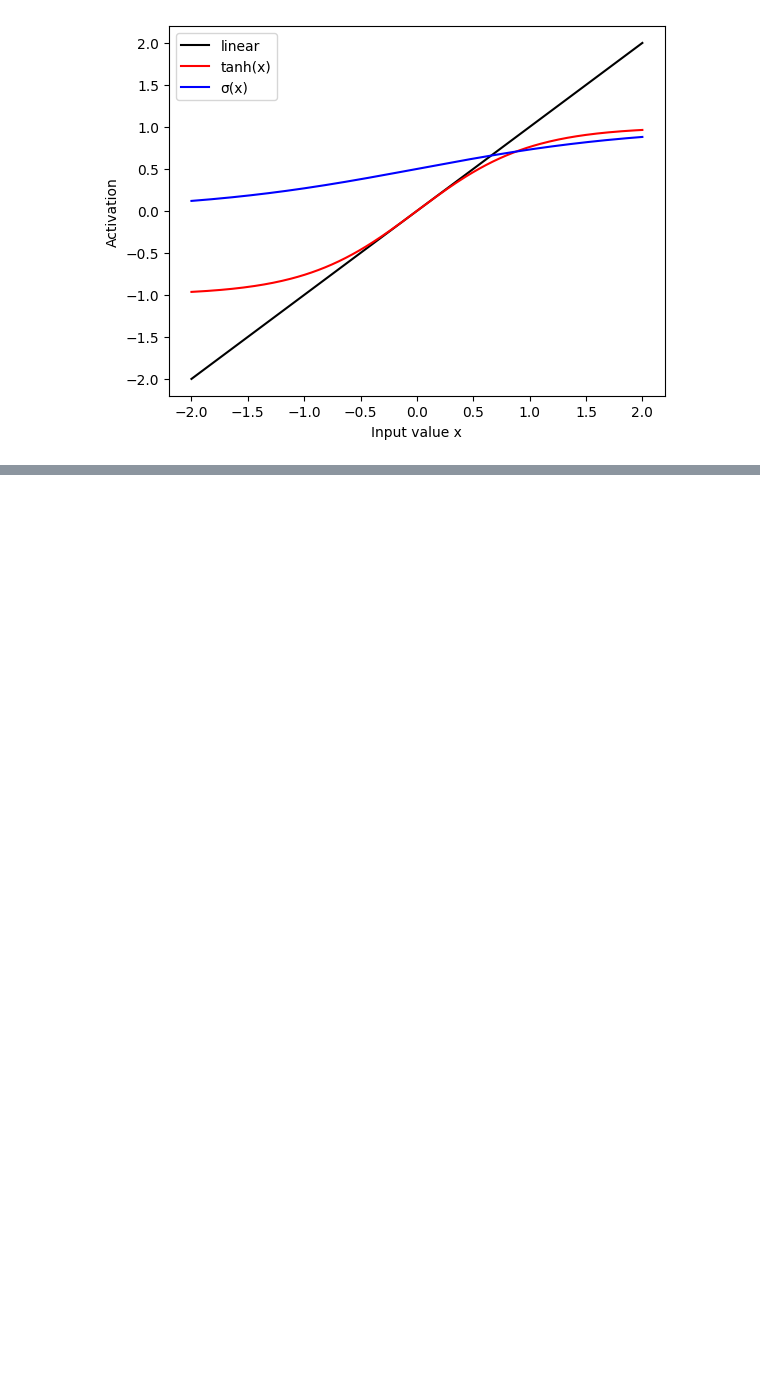
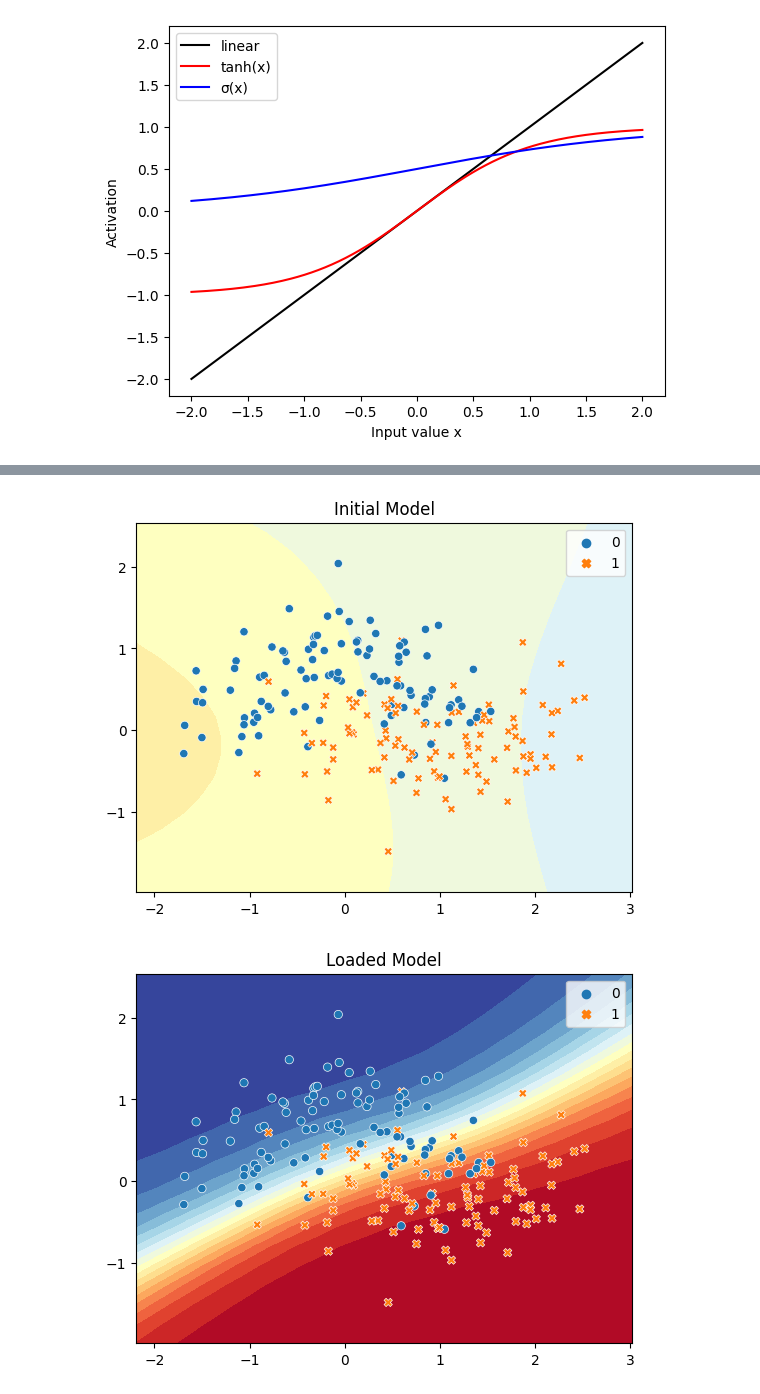
Before and after one commit to Pirner/data_science_notebooks, a Jupyter notebook: learning/inside_deeplearning/chapter_02/chapter_content.ipynb, the cells around one changed output, grey strips where cells are left out. Cells and saved outputs as stored; diff of their text form; code cells hidden in the pictures; blank space fills up the shorter version.

```diff
--- a/learning/inside_deeplearning/chapter_02/chapter_content.ipynb
+++ b/learning/inside_deeplearning/chapter_02/chapter_content.ipynb
@@ -174,0 +282,7 @@ NameError: name 'plt' is not defined
+# %%
+X_train, y_train = make_moons(n_samples=8000, noise=0.4)
+X_test, y_test = make_moons(n_samples=200, noise=0.4)
+train_dataset = TensorDataset(torch.tensor(X_train, dtype=torch.float32), torch.tensor(y_train, dtype=torch.long))
+test_dataset = TensorDataset(torch.tensor(X_test, dtype=torch.float32), torch.tensor(y_test, dtype=torch.long))
+training_loader = DataLoader(train_dataset, shuffle=True)
+testing_loader = DataLoader(test_dataset)
@@ -174,0 +298,22 @@ NameError: name 'plt' is not defined
+# %%
+model_new = nn.Sequential(
+    nn.Linear(2,  30),
+    nn.Tanh(),
+    nn.Linear(30,  30),
+    nn.Tanh(),
+    nn.Linear(30, 2),
+)
+
+visualize2DSoftmax(X_test, y_test, model_new, title="Initial Model")
+plt.show()
+
+checkpoint_dict = torch.load('model.pt', map_location=device)
+
+
+model_new.load_state_dict(checkpoint_dict['model_state_dict'])
+
+visualize2DSoftmax(X_test, y_test, model_new, title="Loaded Model")
+plt.show()
+# %% [output]
+[figure, added]
+[figure, added]
```
Also changed, not shown: parts of 12 cells of this notebook.
